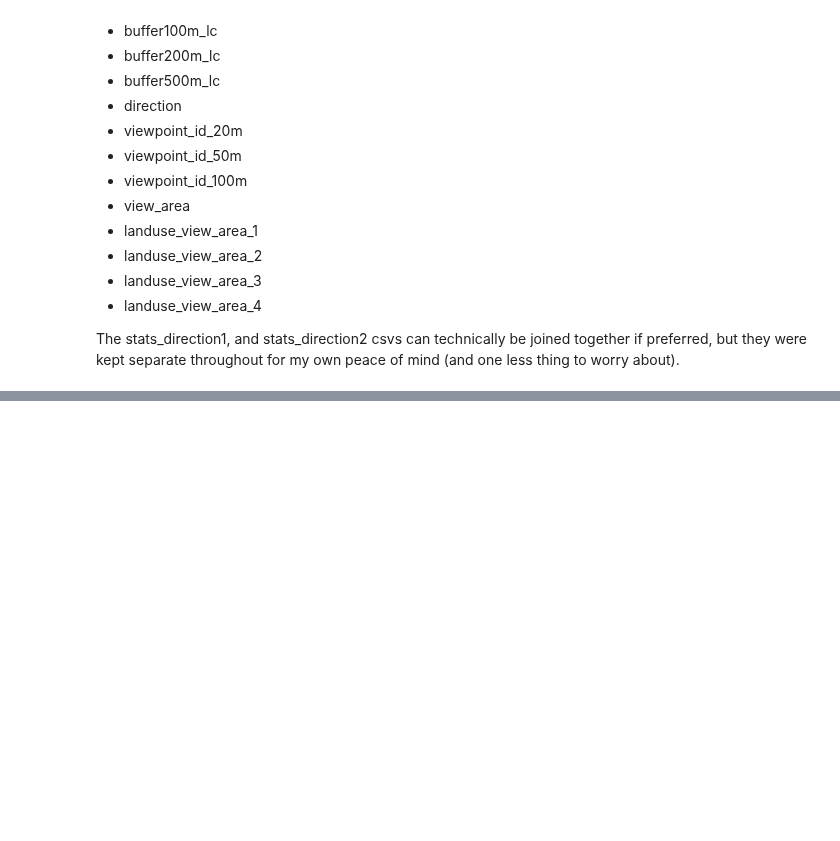
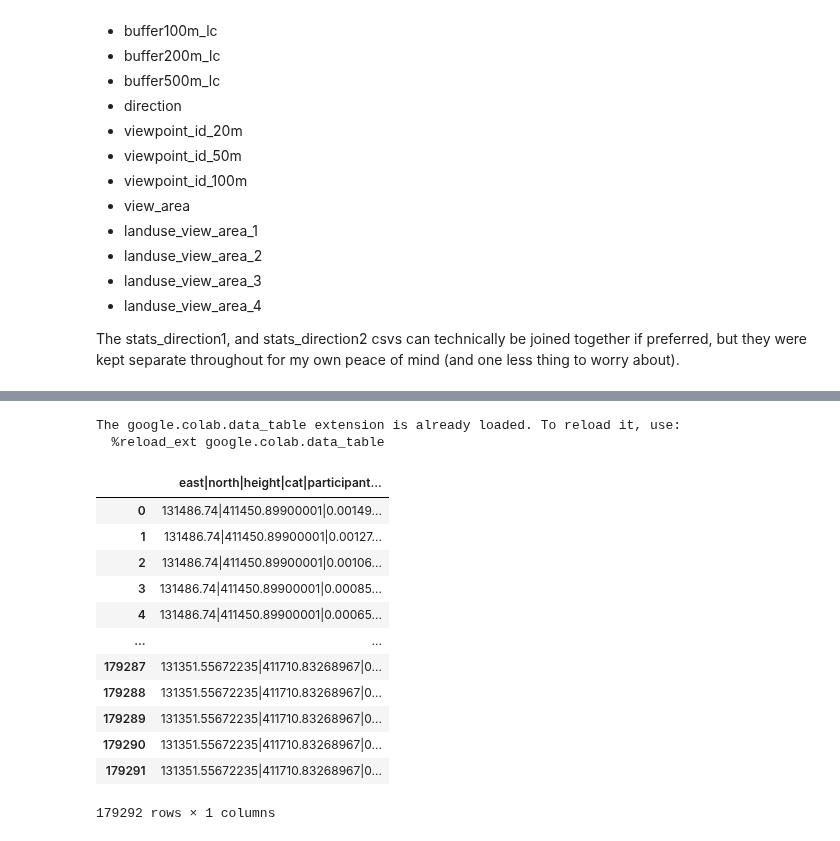
Before and after one commit to gcmillar/CEUS, a Jupyter notebook: gcmillar_CEUS_JupyterNB.ipynb, the cells around one changed output, grey strips where cells are left out. Cells and saved outputs as stored; diff of their text form; code cells hidden in the pictures; blank space fills up the shorter version.

```diff
--- a/gcmillar_CEUS_JupyterNB.ipynb
+++ b/gcmillar_CEUS_JupyterNB.ipynb
@@ -1004,0 +1150,22 @@ CHIPS_til_waal <- subset(CHIPS_CEUS, direction="2")
+# %%
+CHIPS_CEUS_url = "/content/CEUS_data.csv"
+CHIPS_CEUS_df = pd.read_csv(CHIPS_CEUS_url) # Dataset is now stored in a Pandas Dataframe
+# %%
+%load_ext google.colab.data_table
+CHIPS_CEUS_df
+# %% [output]
+The google.colab.data_table extension is already loaded. To reload it, use:
+  %reload_ext google.colab.data_table
+|  | east|north|height|cat|participant... |
+| 0 | 131486.74|411450.89900001|0.00149... |
+| 1 | 131486.74|411450.89900001|0.00127... |
+| 2 | 131486.74|411450.89900001|0.00106... |
+| 3 | 131486.74|411450.89900001|0.00085... |
+| 4 | 131486.74|411450.89900001|0.00065... |
+| ... | ... |
+| 179287 | 131351.55672235|411710.83268967|0... |
+| 179288 | 131351.55672235|411710.83268967|0... |
+| 179289 | 131351.55672235|411710.83268967|0... |
+| 179290 | 131351.55672235|411710.83268967|0... |
+| 179291 | 131351.55672235|411710.83268967|0... |
+179292 rows × 1 columns
```
Also changed, not shown: parts of 28 cells of this notebook.
